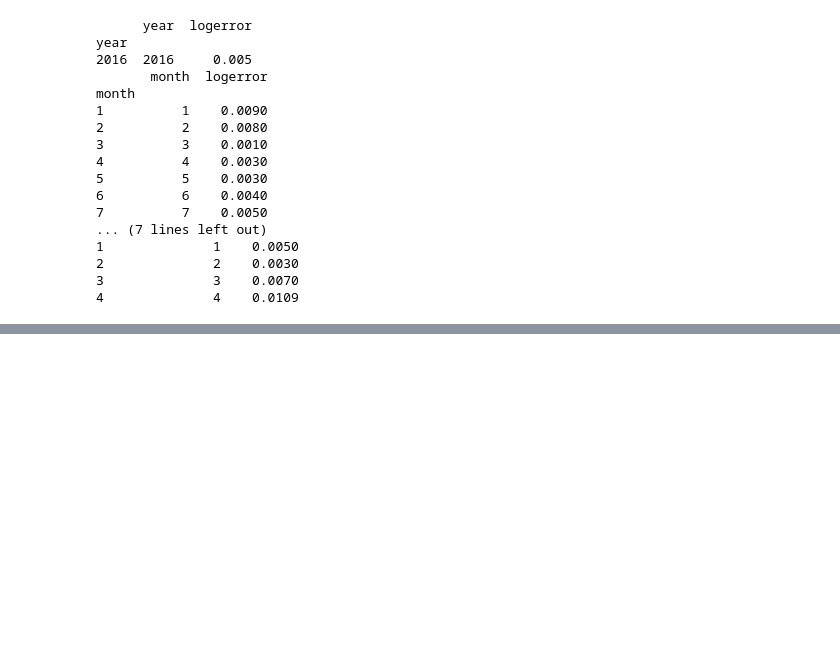
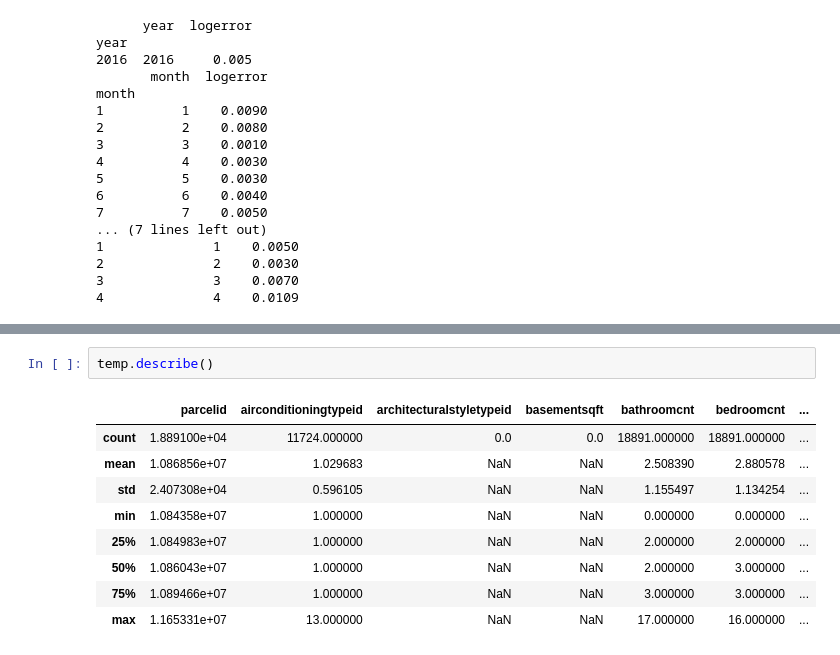
Before and after one commit to junjiedong/Zillow-Kaggle, a Jupyter notebook: explanatory.ipynb, the cells around one changed output, grey strips where cells are left out. Saved outputs shown, nothing was run; the diff lists cells and outputs as text; blank space fills up the shorter version.

```diff
--- a/explanatory.ipynb
+++ b/explanatory.ipynb
@@ -235,0 +207,12 @@ month
+# %%
+temp.describe()
+# %% [output]
+|  | parcelid | airconditioningtypeid | architecturalstyletypeid | basementsqft | bathroomcnt | bedroomcnt | ... |
+| count | 1.889100e+04 | 11724.000000 | 0.0 | 0.0 | 18891.000000 | 18891.000000 | ... |
+| mean | 1.086856e+07 | 1.029683 | NaN | NaN | 2.508390 | 2.880578 | ... |
+| std | 2.407308e+04 | 0.596105 | NaN | NaN | 1.155497 | 1.134254 | ... |
+| min | 1.084358e+07 | 1.000000 | NaN | NaN | 0.000000 | 0.000000 | ... |
+| 25% | 1.084983e+07 | 1.000000 | NaN | NaN | 2.000000 | 2.000000 | ... |
+| 50% | 1.086043e+07 | 1.000000 | NaN | NaN | 2.000000 | 3.000000 | ... |
+| 75% | 1.089466e+07 | 1.000000 | NaN | NaN | 3.000000 | 3.000000 | ... |
+| max | 1.165331e+07 | 13.000000 | NaN | NaN | 17.000000 | 16.000000 | ... |
```
Also changed, not shown: parts of 6 cells of this notebook, 2 other files.
